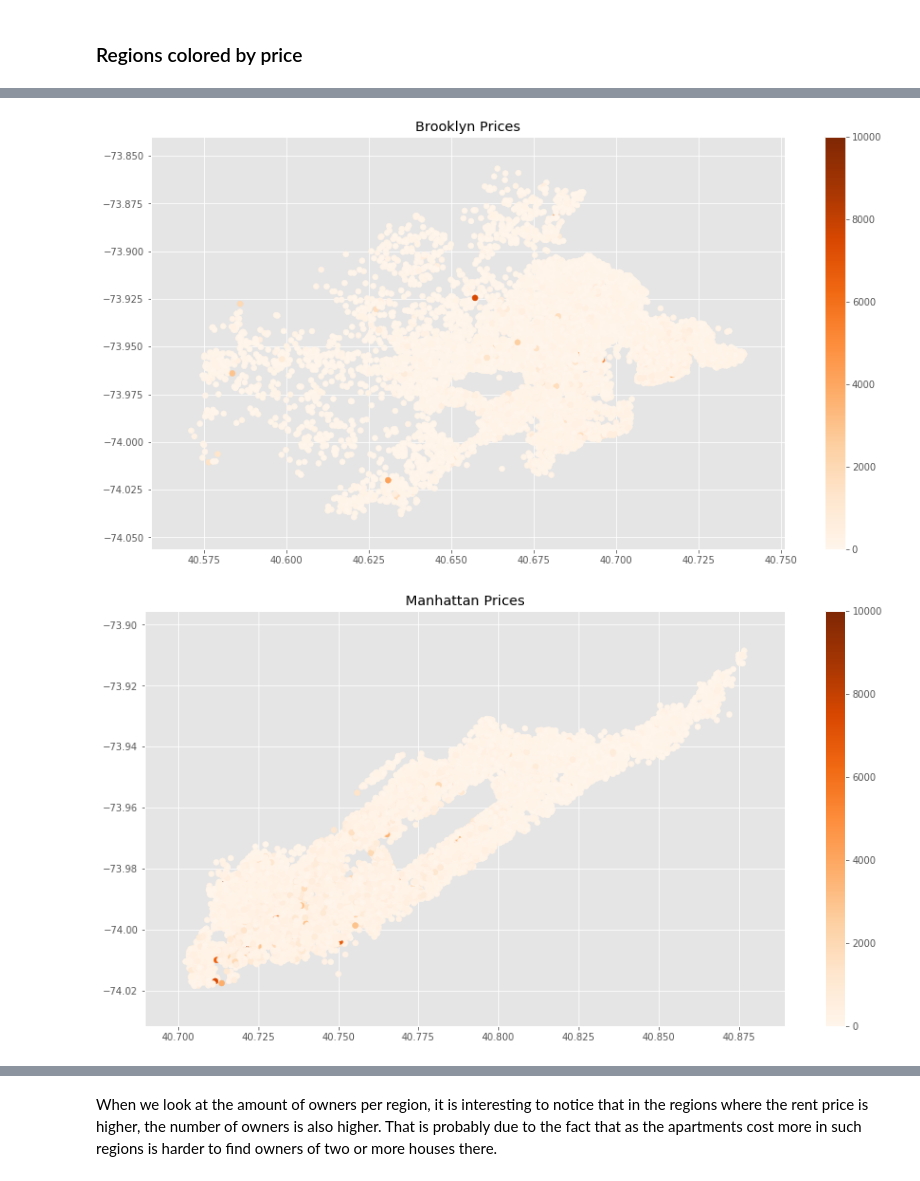
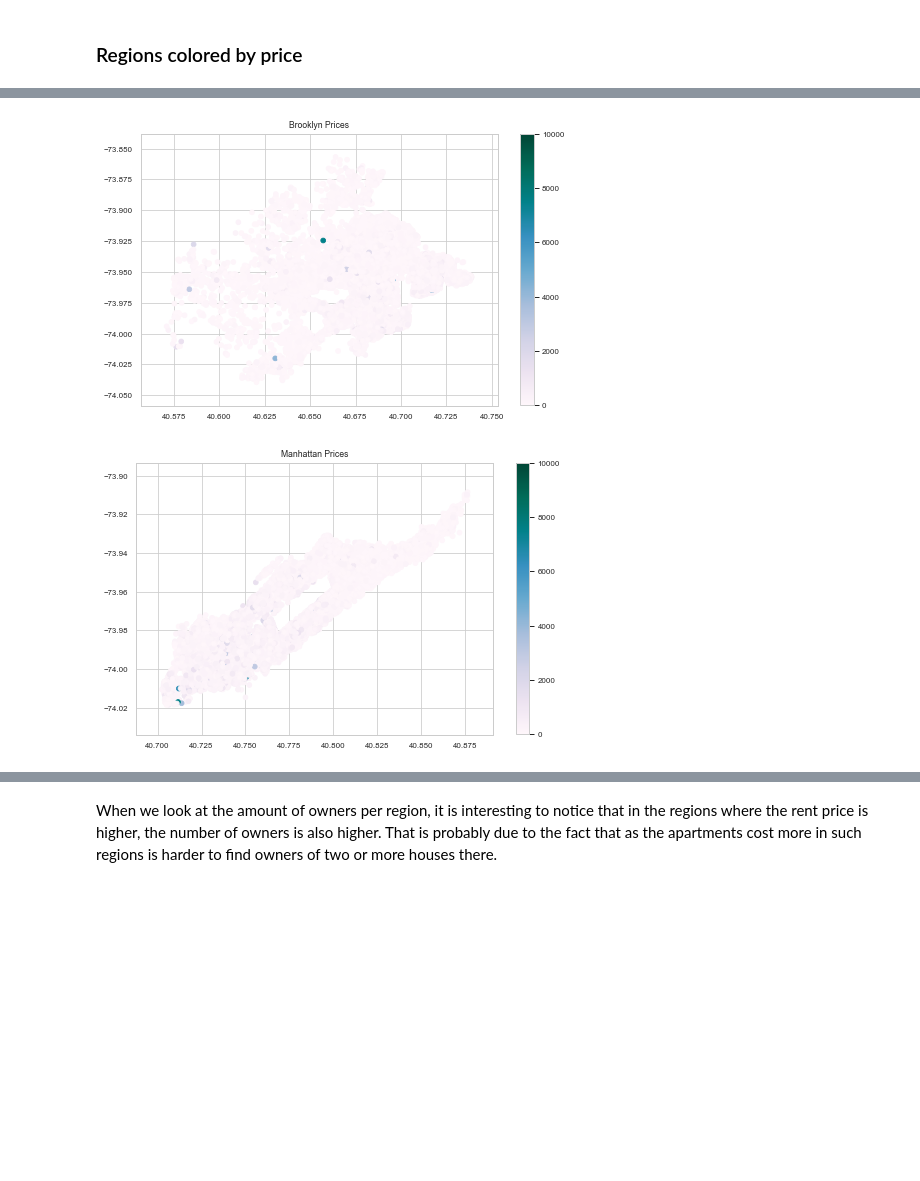
Before and after one commit to fastest-parrot/ml1-lab1, a Jupyter notebook: NY_Airbnb_Data_Analysis.ipynb, the cells around one changed output, grey strips where cells are left out. Drawn from its saved outputs; the diff is of its cells as text; code cells hidden in the pictures; blank space fills up the shorter version.

```diff
--- a/NY_Airbnb_Data_Analysis.ipynb
+++ b/NY_Airbnb_Data_Analysis.ipynb
@@ -181,2 +206,12 @@ plt.show()
 # %% [markdown]
 As we see that the average price in Manhattan is higher than in other regions. Manhattan is the most populated of Newyork City. it is among the world's major commerical, financial and cultural ceters. because of this the area has high tourists.
+# %%
+#boxplot neighbourhood_group and room availability
+sns.set(style='whitegrid', rc={"grid.linewidth": 0.1})
+sns.set_context("paper", font_scale=0.9)
+plt.figure(figsize=(10,10))
+plt.tight_layout()
+
+sns.despine(left=True, bottom=True)
+plt.savefig('test.pdf', bbox_inches='tight')
+df1 = sns.boxplot(data=data, x='neighbourhood_group',y='availability_365',palette='inferno')
@@ -195,10 +234,12 @@ plt.show()
 # %%
 for i,region in enumerate(data.groupby(['neighbourhood_group'])['price'].mean().keys()):
-    regiondf  = data[data.neighbourhood_group==region]
-    plt.scatter(regiondf.latitude,regiondf.longitude, c = regiondf.price,cmap='Oranges')
+    NY_data  = data[data.neighbourhood_group == region]
+    plt.figure(figsize=(8, 5))
+    # xxx, sub = plt.subplots(1, 2)
+    plt.scatter(NY_data.latitude, NY_data.longitude, c = NY_data.price,cmap='PuBuGn')
     plt.title('{} Prices'.format(reverse_regions_dict[region]))
     plt.colorbar()
     plt.show()
 # %% [output]
-[figure, old version]
+[figure, new version]
-[figure, old version]
+[figure, new version]
```
Also changed, not shown: parts of 22 cells of this notebook.
